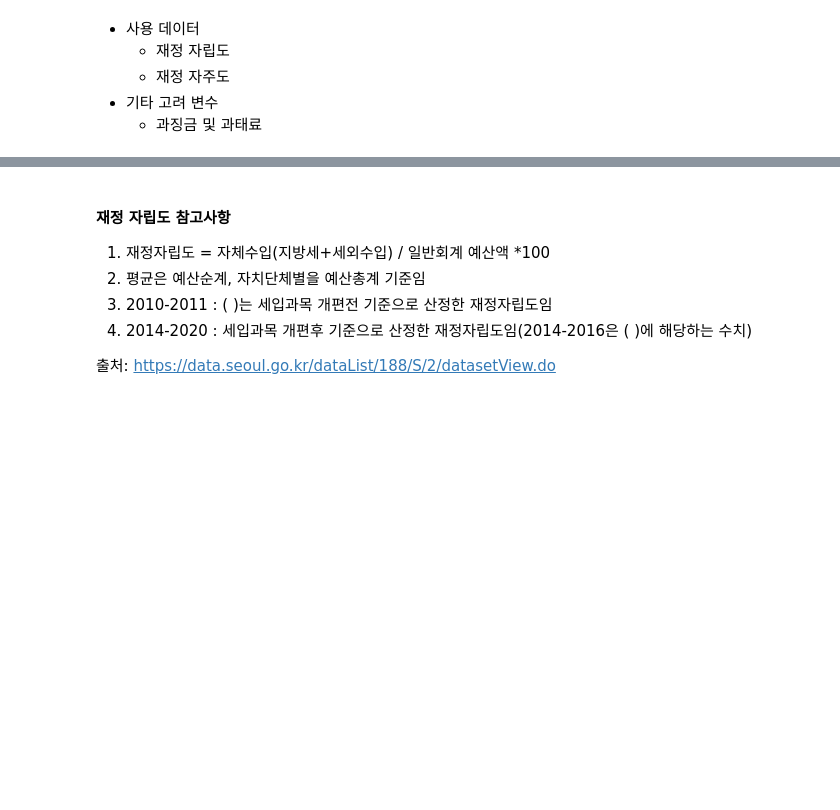
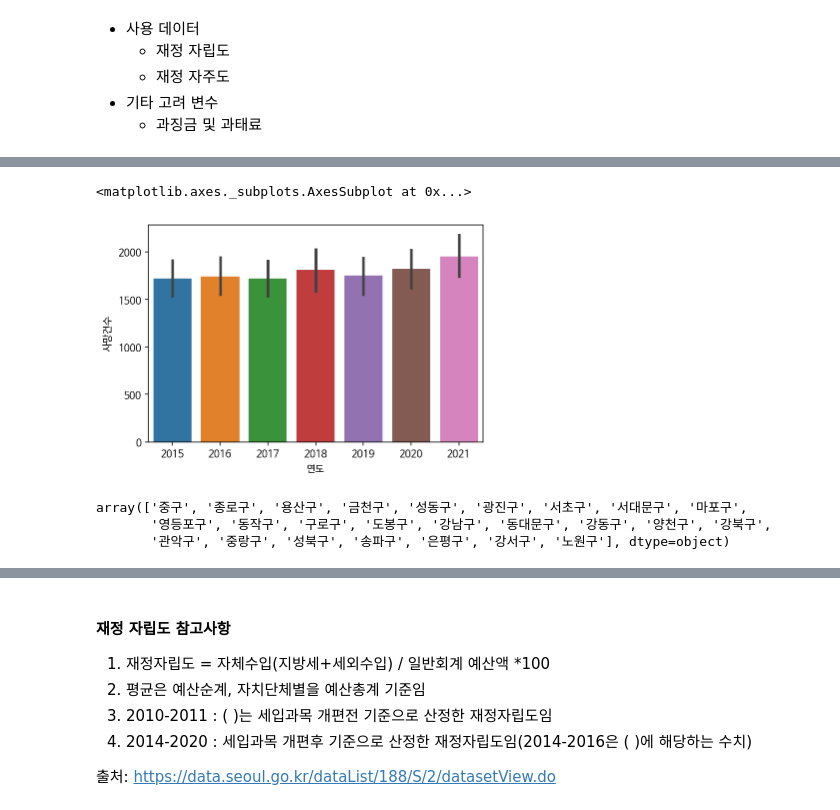
Before and after one commit to Gi-Woong/SDA-TeamProject, a Jupyter notebook: SDA_Term_Project.ipynb, the cells around one changed output, grey strips where cells are left out. Saved outputs shown, nothing was run; the diff lists cells and outputs as text; code cells hidden in the pictures; blank space fills up the shorter version.

```diff
--- a/SDA_Term_Project.ipynb
+++ b/SDA_Term_Project.ipynb
@@ -63,0 +132,3 @@ df_5 = read_excel("https://github.com/mjuppp1/SDA2022/blob/main/data/%EC%9E%AC%E
+# %%
+df_1_num = df_1[df_1["수치명"]=="사망건수"].drop(columns="수치명")
+df_1_num
@@ -63,0 +145,9 @@ df_5 = read_excel("https://github.com/mjuppp1/SDA2022/blob/main/data/%EC%9E%AC%E
+# %%
+#사망건수 melt
+df_1_num_m = df_1_num.melt(
+    id_vars='연도',
+    value_vars=df_1_num.columns[1:],
+    var_name="자치구별",
+    value_name="사망건수"
+    )
+df_1_num_m.head()
@@ -63,0 +161,9 @@ df_5 = read_excel("https://github.com/mjuppp1/SDA2022/blob/main/data/%EC%9E%AC%E
+# %%
+#조사망률 melt
+df_1_rate_m = df_1_rate.melt(
+    id_vars="연도",
+    value_vars=df_1_rate.columns[1:],
+    var_name="자치구별",
+    value_name="조사망률"
+    )
+df_1_rate_m.head()
@@ -63,0 +177,3 @@ df_5 = read_excel("https://github.com/mjuppp1/SDA2022/blob/main/data/%EC%9E%AC%E
+# %%
+  df_1_melt = pd.concat([df_1_num_m, df_1_rate_m["조사망률"]], axis=1)
+  df_1_melt
@@ -63,0 +194,11 @@ df_5 = read_excel("https://github.com/mjuppp1/SDA2022/blob/main/data/%EC%9E%AC%E
+# %%
+sns.barplot(x=df_1_melt["연도"], y=df_1_melt["사망건수"])
+# %% [output]
+<matplotlib.axes._subplots.AxesSubplot at 0x...>
+[figure, added]
+# %%
+df_1_melt.sort_values("사망건수")["자치구별"].unique()
+# %% [output]
+array(['중구', '종로구', '용산구', '금천구', '성동구', '광진구', '서초구', '서대문구', '마포구',
+       '영등포구', '동작구', '구로구', '도봉구', '강남구', '동대문구', '강동구', '양천구', '강북구',
+       '관악구', '중랑구', '성북구', '송파구', '은평구', '강서구', '노원구'], dtype=object)
```
Also changed, not shown: parts of 59 cells of this notebook.
